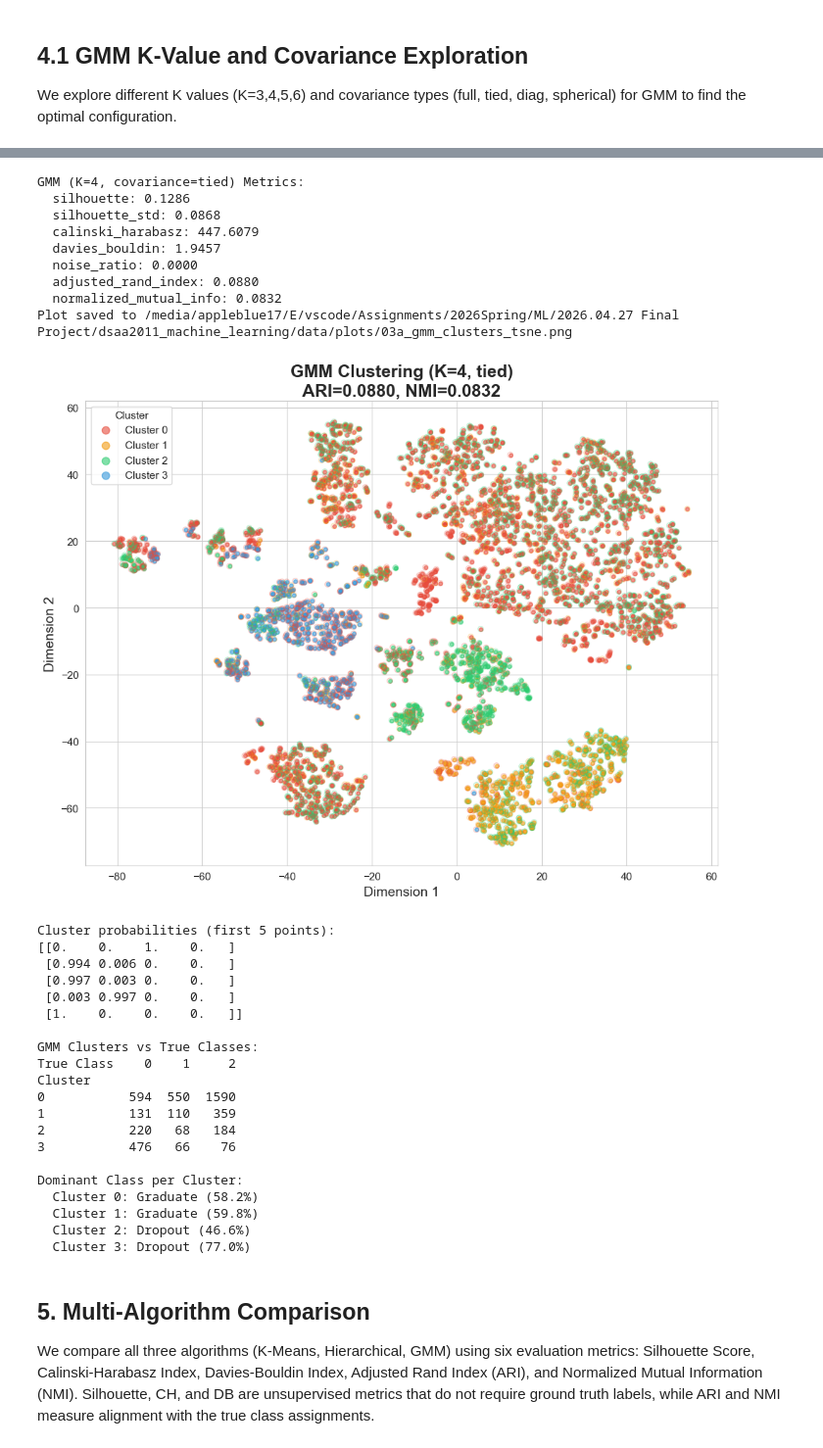
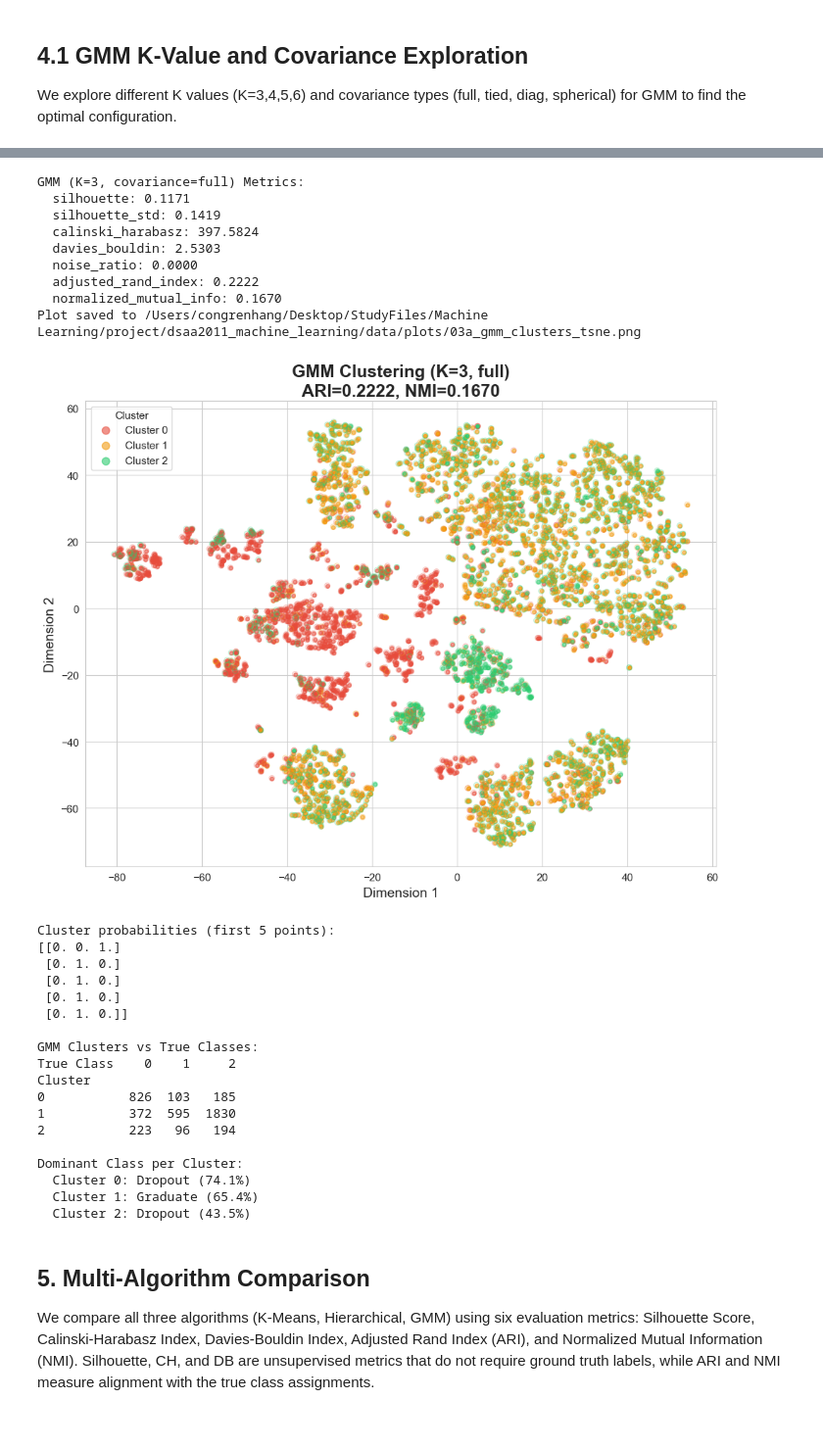
Before and after one commit to pheonix2006/dsaa2011_machine_learning, a Jupyter notebook: notebooks/03a_clustering_analysis_no_target.ipynb, the cells around one changed output, grey strips where cells are left out. Shown at 98% size. Drawn from its saved outputs; the diff is of its cells as text; code cells hidden in the pictures.

```diff
--- a/notebooks/03a_clustering_analysis_no_target.ipynb
+++ b/notebooks/03a_clustering_analysis_no_target.ipynb
@@ -174,7 +174,7 @@ Key Finding: K=4 achieves the best ARI (0.3129), suggesting that the target-enco
 # %%
 # K-Means Detailed Analysis (t-SNE visualization)
 
-best_k = 4
+best_k = 3
 kmeans_labels = kmeans_results[best_k]["labels"]
 kmeans_metrics = kmeans_results[best_k]["metrics"]
 
@@ -444,11 +441,11 @@ GMM K-Value and Covariance Exploration:
 
 Best GMM Configuration: K=3, covariance=full (ARI=0.2222)
 # %%
-# GMM with best configuration (K=4, tied covariance)
-gmm_labels = gmm_results[(4, 'tied')]["labels"]
-gmm_metrics = gmm_results[(4, 'tied')]["metrics"]
-gmm_k = 4
-best_gmm_cov = 'tied'
+# GMM with best configuration (K=3, full covariance)
+gmm_labels = gmm_results[(3, 'full')]["labels"]
+gmm_metrics = gmm_results[(3, 'full')]["metrics"]
+gmm_k = 3
+best_gmm_cov = 'full'
 
 print(f"GMM (K={gmm_k}, covariance={best_gmm_cov}) Metrics:")
 for name, value in gmm_metrics.items():
@@ -457,62 +454,60 @@ for name, value in gmm_metrics.items():
 # Plot GMM clusters on tsne
 save_path = os.path.join(project_root, "data", "plots", "03a_gmm_clusters_tsne.png")
 ax = plot_cluster_scatter(
     tsne_embedding, gmm_labels,
     title=f"GMM Clustering (K={gmm_k}, {best_gmm_cov})\nARI={gmm_metrics['adjusted_rand_index']:.4f}, NMI={gmm_metrics['normalized_mutual_info']:.4f}",
     y_true=y.values, save_path=save_path
 )
 plt.show()
 
 # Cluster probabilities (sample of first 5 points)
 from sklearn.mixture import GaussianMixture
 gmm_model = GaussianMixture(n_components=gmm_k, covariance_type=best_gmm_cov, random_state=42, n_init=5)
 gmm_model.fit(X.values)
 gmm_probs = gmm_model.predict_proba(X.values)
 print(f"\nCluster probabilities (first 5 points):")
 print(gmm_probs[:5].round(3))
 
 # GMM cross-tabulation
 gmm_crosstab = compare_clusters_to_classes(gmm_labels, y.values)
 print("\nGMM Clusters vs True Classes:")
 print(gmm_crosstab.to_string())
 
 print("\nDominant Class per Cluster:")
 for cluster in gmm_crosstab.index:
     row = gmm_crosstab.loc[cluster]
     dominant_class = row.idxmax()
     dominant_pct = row.max() / row.sum() * 100
     print(f"  Cluster {cluster}: {class_names[dominant_class]} ({dominant_pct:.1f}%)")
 # %% [output]
-GMM (K=4, covariance=tied) Metrics:
-  silhouette: 0.1286
-  silhouette_std: 0.0868
-  calinski_harabasz: 447.6079
-  davies_bouldin: 1.9457
+GMM (K=3, covariance=full) Metrics:
+  silhouette: 0.1171
+  silhouette_std: 0.1419
+  calinski_harabasz: 397.5824
+  davies_bouldin: 2.5303
   noise_ratio: 0.0000
-  adjusted_rand_index: 0.0880
-  normalized_mutual_info: 0.0832
-Plot saved to /media/appleblue17/E/vscode/Assignments/2026Spring/ML/2026.04.27 Final Project/dsaa2011_machine_learning/data/plots/03a_gmm_clusters_tsne.png
+  adjusted_rand_index: 0.2222
+  normalized_mutual_info: 0.1670
+Plot saved to /Users/congrenhang/Desktop/StudyFiles/Machine Learning/project/dsaa2011_machine_learning/data/plots/03a_gmm_clusters_tsne.png
-[figure, old version]
+[figure, new version]
 Cluster probabilities (first 5 points):
-[[0.    0.    1.    0.   ]
- [0.994 0.006 0.    0.   ]
- [0.997 0.003 0.    0.   ]
- [0.003 0.997 0.    0.   ]
- [1.    0.    0.    0.   ]]
+[[0. 0. 1.]
+ [0. 1. 0.]
+ [0. 1. 0.]
+ [0. 1. 0.]
+ [0. 1. 0.]]
 
 GMM Clusters vs True Classes:
 True Class    0    1     2
 Cluster
-0           594  550  1590
-1           131  110   359
-2           220   68   184
-3           476   66    76
+0           826  103   185
+1           372  595  1830
+2           223   96   194
 
 Dominant Class per Cluster:
-  Cluster 0: Graduate (58.2%)
-  Cluster 1: Graduate (59.8%)
-  Cluster 2: Dropout (46.6%)
-  Cluster 3: Dropout (77.0%)
+  Cluster 0: Dropout (74.1%)
+  Cluster 1: Graduate (65.4%)
+  Cluster 2: Dropout (43.5%)
 # %% [markdown]
 ## 5. Multi-Algorithm Comparison
 
```
Also changed, not shown: parts of 8 cells of this notebook, 3 other files.
